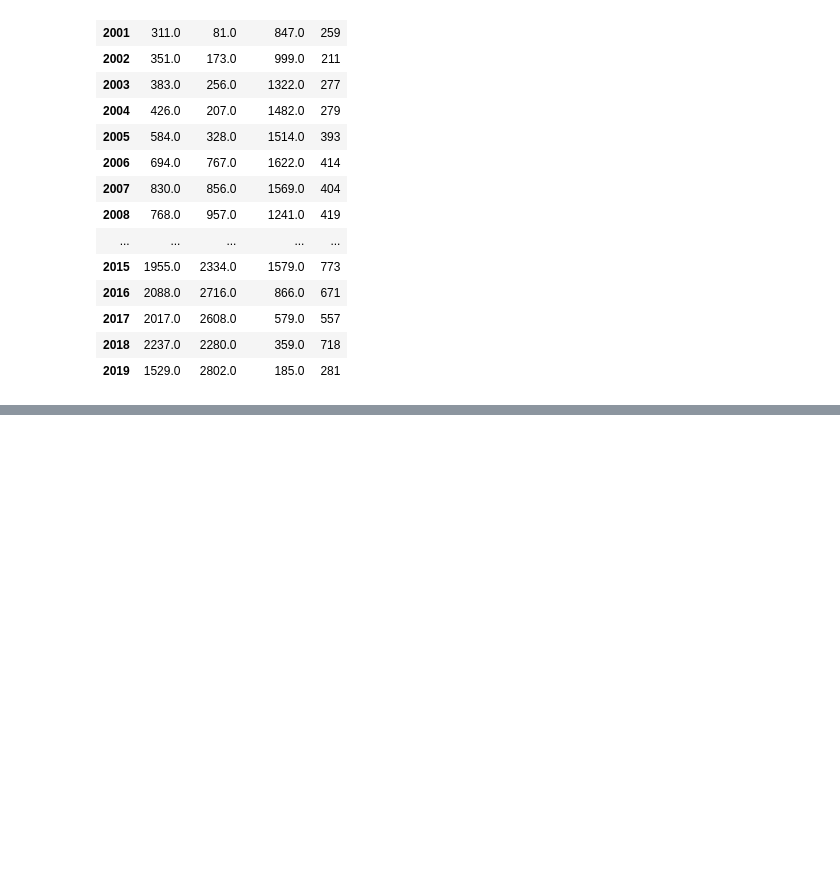
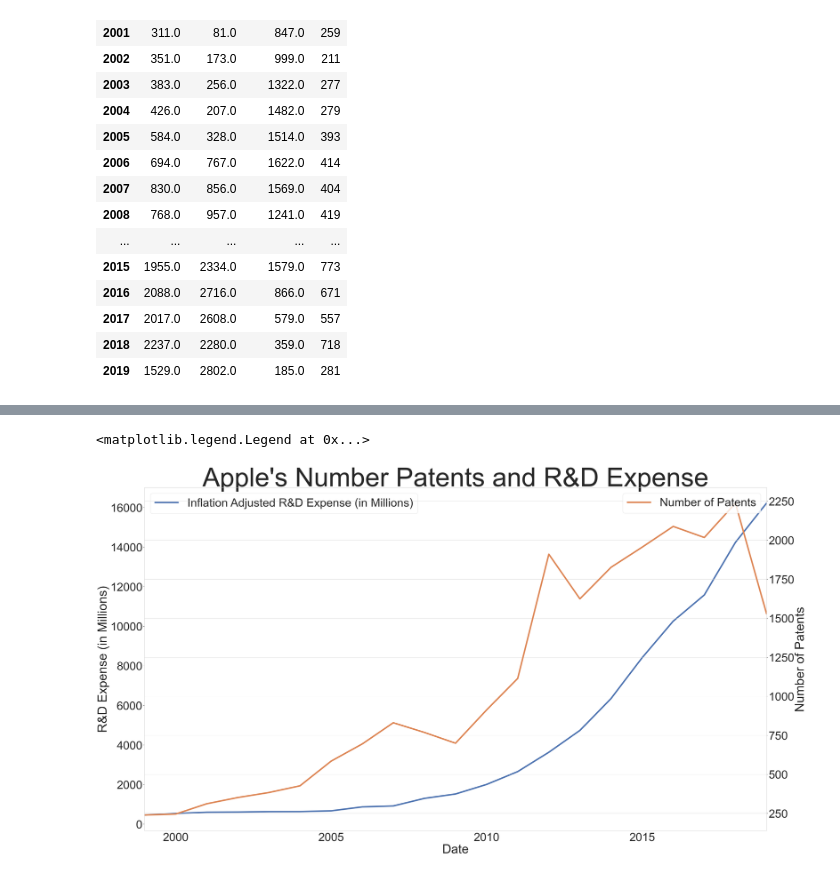
Before and after one commit to hayden4r4/Patents-IP-Project, a Jupyter notebook: Patent & IP Project.ipynb, the cells around one changed output, grey strips where cells are left out. Saved outputs shown, nothing was run; the diff lists cells and outputs as text; code cells hidden in the pictures; blank space fills up the shorter version.

```diff
--- a/Patent & IP Project.ipynb
+++ b/Patent & IP Project.ipynb
@@ -86,0 +112,11 @@ countplot.figure.savefig(r'C:\Users\A\Jupyter\Patents & IP Project\Patent Histor
+# %%
+applerd['Inflation Adjusted R&D Expense (in Millions)'].plot(linewidth=7).set_title("Apple's Number Patents and R&D Expense", fontsize=125)
+plt.legend()
+plt.xlabel('Date')
+plt.ylabel('R&D Expense (in Millions)')
+applerd['Number of Patents'].plot(secondary_y=True, linewidth=7)
+plt.ylabel('Number of Patents')
+plt.legend(loc='upper right')
+# %% [output]
+<matplotlib.legend.Legend at 0x...>
+[figure, added]
```
Also changed, not shown: parts of 8 cells of this notebook, 4 other files.
